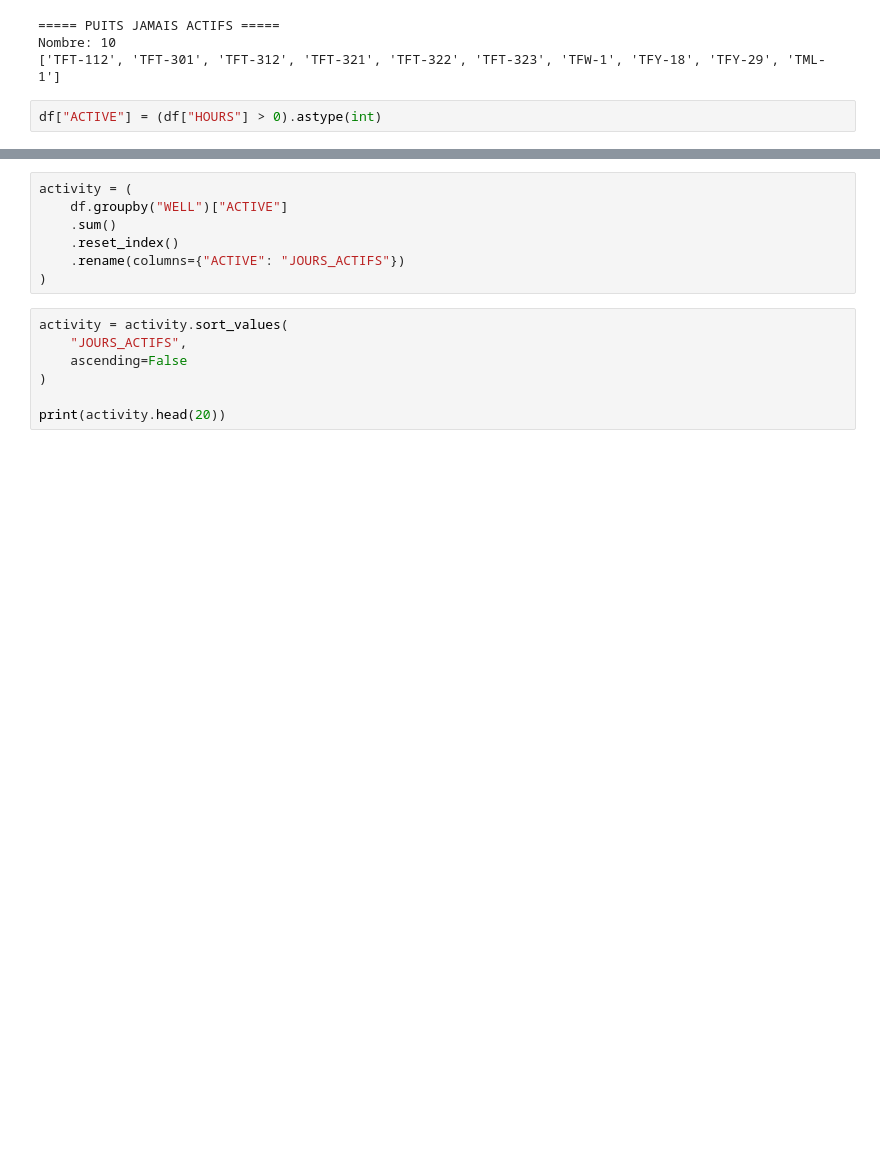
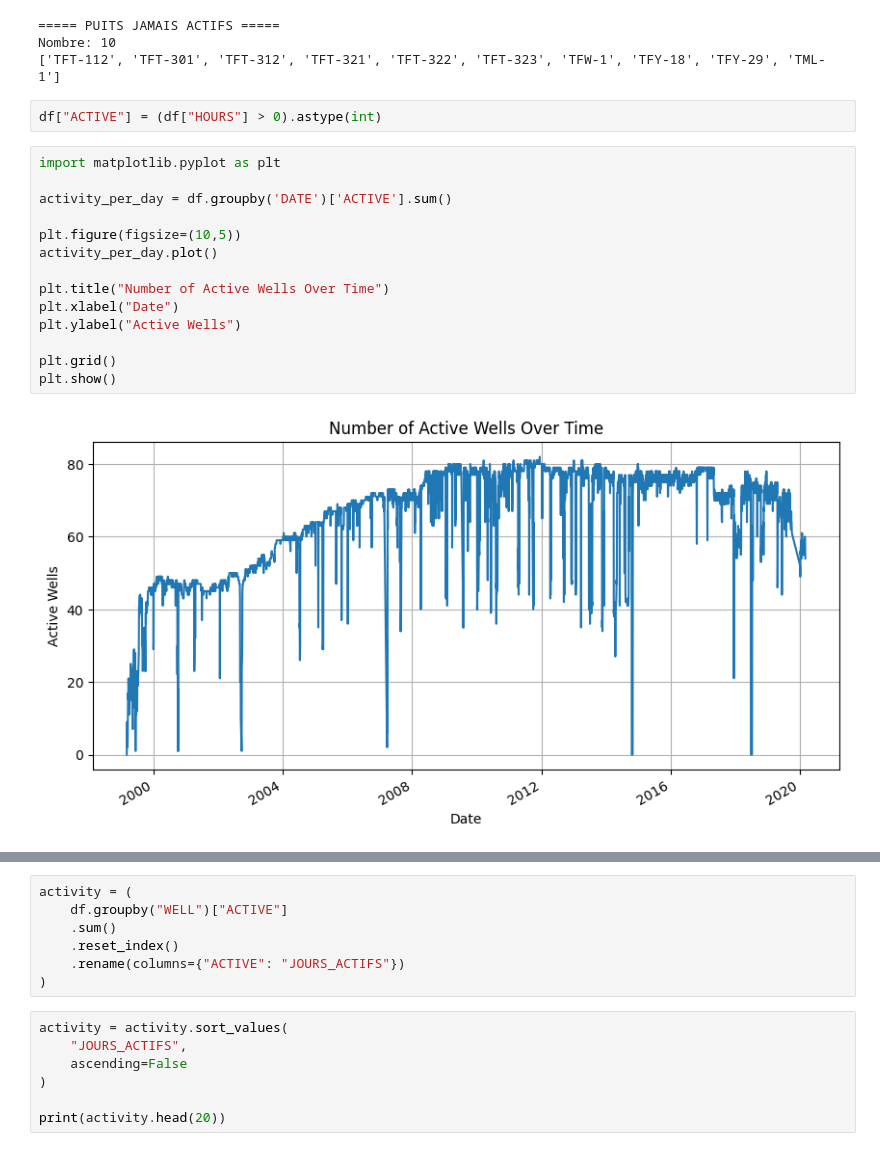
Before and after one commit to khaled-sahari/pfe-master-prediction, a Jupyter notebook: AIML/projet master1/netdata.ipynb, the cells around one changed output, grey strips where cells are left out. Cells and saved outputs as stored; diff of their text form; blank space fills up the shorter version.

```diff
--- a/AIML/projet master1/netdata.ipynb
+++ b/AIML/projet master1/netdata.ipynb
@@ -29,3 +29,19 @@ Nombre: 10
 ['TFT-112', 'TFT-301', 'TFT-312', 'TFT-321', 'TFT-322', 'TFT-323', 'TFW-1', 'TFY-18', 'TFY-29', 'TML-1']
 # %%
 df["ACTIVE"] = (df["HOURS"] > 0).astype(int)
+# %%
+import matplotlib.pyplot as plt
+
+activity_per_day = df.groupby('DATE')['ACTIVE'].sum()
+
+plt.figure(figsize=(10,5))
+activity_per_day.plot()
+
+plt.title("Number of Active Wells Over Time")
+plt.xlabel("Date")
+plt.ylabel("Active Wells")
+
+plt.grid()
+plt.show()
+# %% [output]
+[figure, added]
```
Also changed, not shown: parts of 6 cells of this notebook, 5 other files.
